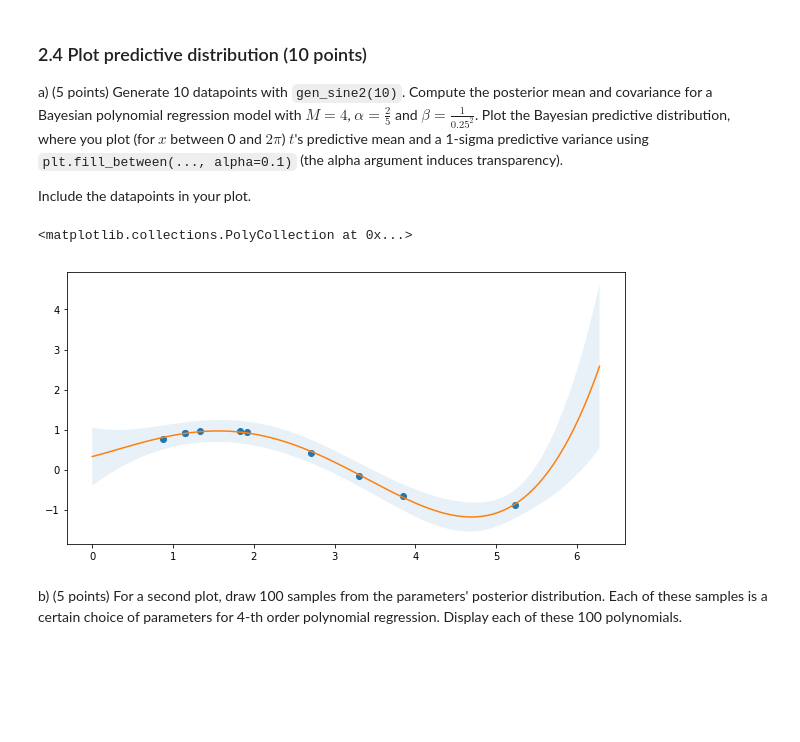
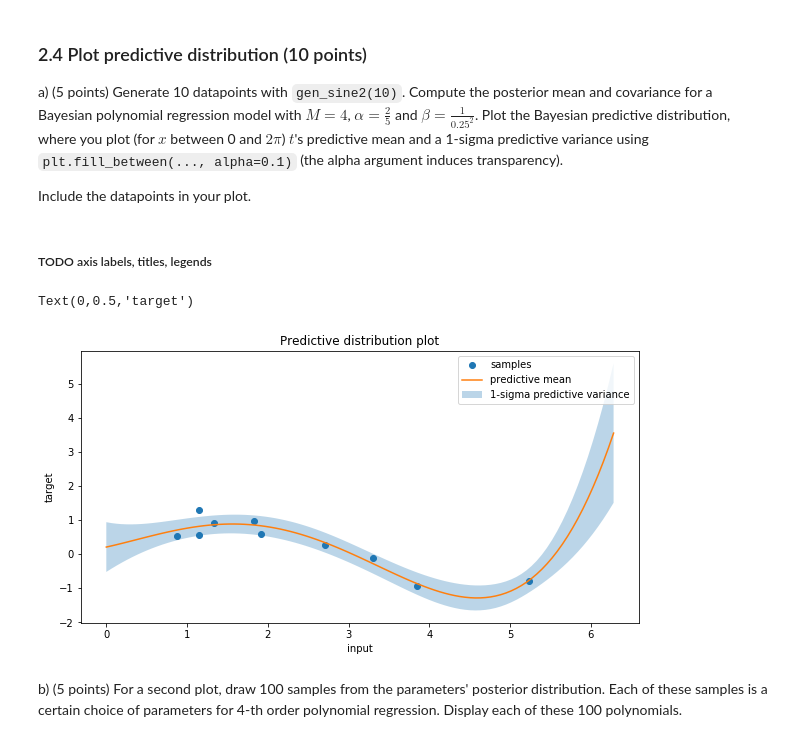
Before and after one commit to Curlykonda/machine-learning-1, a Jupyter notebook: lab1/12307912_12305782_lab1.ipynb, the cells around one changed output. Drawn from its saved outputs; the diff is of its cells as text; code cells hidden in the pictures; blank space fills up the shorter version.

```diff
--- a/lab1/12307912_12305782_lab1.ipynb
+++ b/lab1/12307912_12305782_lab1.ipynb
@@ -153,20 +153,6 @@ def fit_polynomial(x, t, M):
     Phi = designmatrix(x, M)
     w_ml = np.linalg.inv(Phi.T @ Phi) @ Phi.T @ t
     return w_ml, Phi
-# %%
-def phi(x, i):
-    return x ** i
-
-def designmatrix(x, M):
-    features = []
-    for i in range(M+1):
-        features.append(phi(x, i))
-    return np.array(features).T
-
-def fit_polynomial(x, t, M):
-    Phi = designmatrix(x, M)
-    w_ml = np.linalg.inv(Phi.T @ Phi) @ Phi.T @ t
-    return w_ml, Phi
 # %%
 ### Test your function
 N = 10
@@ -202,8 +188,13 @@ for i, (w, Phi, ax) in enumerate(zip(weights, continuous_Phis, axes.flatten())):
     l1 = ax.plot(x, t, 'o', label='noisy samples')
     l2 = ax.plot(continuous_x, Phi @ w, label='approximation'.format(M[i]))
     ax.annotate('M={}'.format(M[i]), (5, .75))
-    #if (i == 0):
-    #    ax.legend()
+
+    #ax.set_title('M={}'.format(M[i]))
+    #plt.legend()
+    ax.set_xlabel('input')
+    ax.set_ylabel('target')
 
 fig.legend([l0[0],l1[0],l2[0]], ['sin(x)', 'noisy samples', 'approximation with an M^th order polynomial'], 'center')
+
+fig.suptitle('Polynomial regression using different number of features')
 # %% [output]
@@ -402,7 +398,7 @@ Write a function `gen_sine2(N)` that behaves identically to `gen_sine(N)` except
 # %%
 def gen_sine2(n):
     x = np.sort(np.random.uniform(low=0.0, high=2*math.pi, size=n))
-    t = np.sin(x)
+    t = np.random.normal(np.sin(x), scale=0.25)
     return x, t
 # %%
 ### Test your function
@@ -495,25 +489,33 @@ a) (5 points) Generate 10 datapoints with `gen_sine2(10)`. Compute the posterior
 Plot the Bayesian predictive distribution, where you plot (for $x$ between 0 and $2 \pi$) $t$'s predictive mean and a 1-sigma predictive variance using `plt.fill_between(..., alpha=0.1)` (the alpha argument induces transparency).
 
 Include the datapoints in your plot.
+# %% [markdown]
+##### TODO axis labels, titles, legends
 # %%
 # YOUR CODE HERE
 N = 10
 x, t = gen_sine2(N)
 M = 4
 alpha = 2 / 5
 beta = 1 / (0.25 ** 2)
 
 m, S, Phi = fit_polynomial_bayes(x, t, M, alpha, beta)
 mean, sigma, Phi = predict_polynomial_bayes(x, m, S, beta)
 cont_mean, cont_sigma, cont_Phi = predict_polynomial_bayes(continuous_x, m, S, beta)
+cont_sigma_squared = np.square(cont_sigma)
 
 plt.figure(figsize=(10, 5))
-plt.plot(x, t, 'o')
-plt.plot(continuous_x, m @ cont_Phi.T)
-plt.fill_between(continuous_x, y1=cont_mean-cont_sigma, y2=cont_mean+cont_sigma, alpha=0.1)
+plt.plot(x, t, 'o', label='samples')
+plt.plot(continuous_x, cont_mean, label='predictive mean')
+plt.fill_between(continuous_x, y1=cont_mean-cont_sigma, y2=cont_mean+cont_sigma, alpha=0.3, label='1-sigma predictive variance')
+
+plt.title('Predictive distribution plot')
+plt.legend()
+plt.xlabel('input')
+plt.ylabel('target')
 # %% [output]
-<matplotlib.collections.PolyCollection at 0x...>
+Text(0,0.5,'target')
-[figure, old version]
+[figure, new version]
 # %% [markdown]
 b) (5 points) For a second plot, draw 100 samples from the parameters' posterior distribution. Each of these samples is a certain choice of parameters for 4-th order polynomial regression.
 Display each of these 100 polynomials.
```
Also changed, not shown: parts of 15 cells of this notebook.
